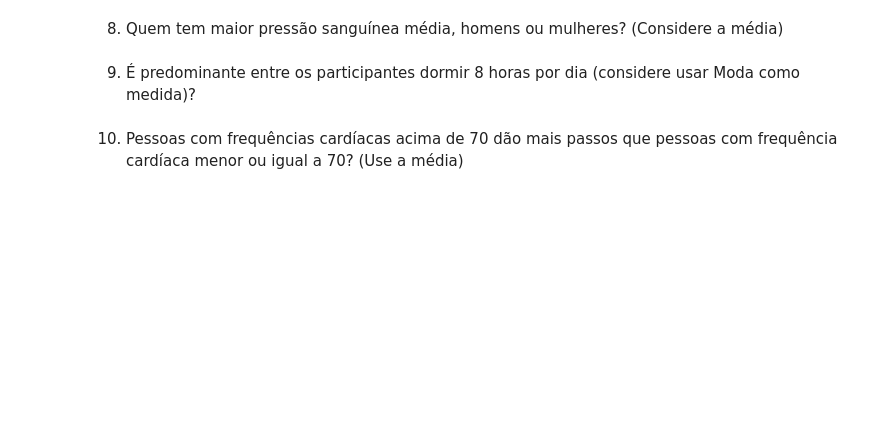
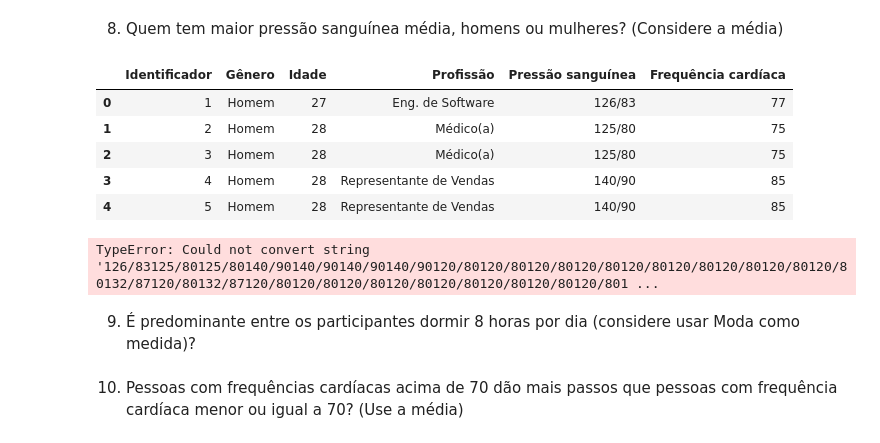
Before and after one commit to bellabrandoni/LocalizaDataAnlytics-Womakers, a Jupyter notebook: Exercicio Analise de dados/DesafioFinal.ipynb, the cells around one changed output. Drawn from its saved outputs; the diff is of its cells as text; code cells hidden in the pictures; blank space fills up the shorter version.

```diff
--- a/Exercicio Analise de dados/DesafioFinal.ipynb
+++ b/Exercicio Analise de dados/DesafioFinal.ipynb
@@ -272,6 +255,22 @@ value_counts)
 # %% [markdown]
 8. Quem tem maior pressão sanguínea média, homens ou mulheres?
 (Considere a média)
+# %%
+df_sono.head()
+# %% [output]
+|  | Identificador | Gênero | Idade | Profissão | Pressão sanguínea | Frequência cardíaca |
+| 0 | 1 | Homem | 27 | Eng. de Software | 126/83 | 77 |
+| 1 | 2 | Homem | 28 | Médico(a) | 125/80 | 75 |
+| 2 | 3 | Homem | 28 | Médico(a) | 125/80 | 75 |
+| 3 | 4 | Homem | 28 | Representante de Vendas | 140/90 | 85 |
+| 4 | 5 | Homem | 28 | Representante de Vendas | 140/90 | 85 |
+# %%
+#filtrando a coluna pressaõ sanguinea
+
+media_pressao =df_sono['Pressão sanguínea'].mean()
+media_pressao
+# %% [output]
+TypeError: Could not convert string '126/83125/80125/80140/90140/90140/90140/90120/80120/80120/80120/80120/80120/80120/80120/80120/80132/87120/80132/87120/80120/80120/80120/80120/80120/80120/80120/801 ...
 # %% [markdown]
 9. É predominante entre os participantes dormir 8 horas por dia
 (considere usar Moda como medida)?
```
Also changed, not shown: parts of 9 cells of this notebook.
